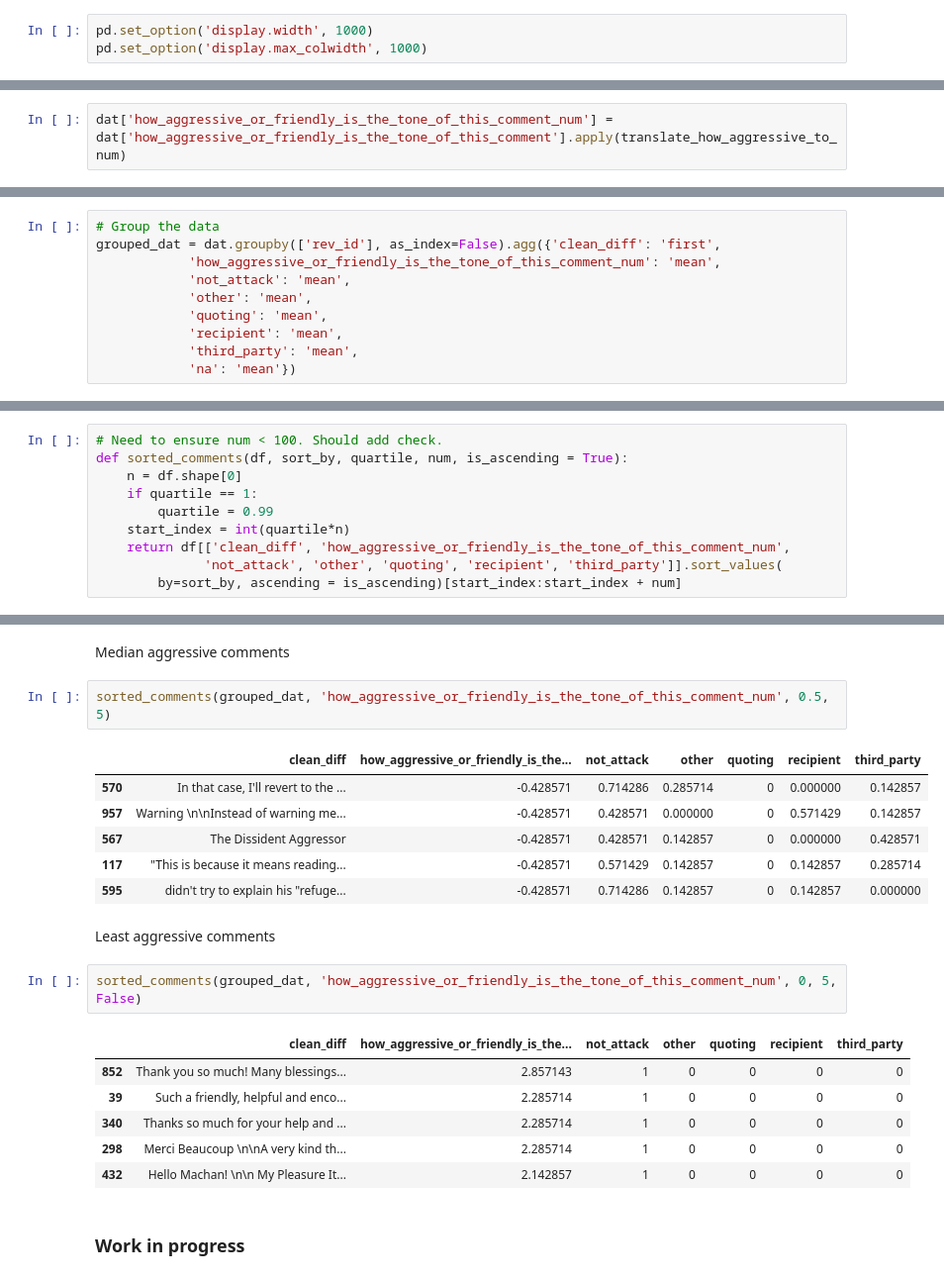
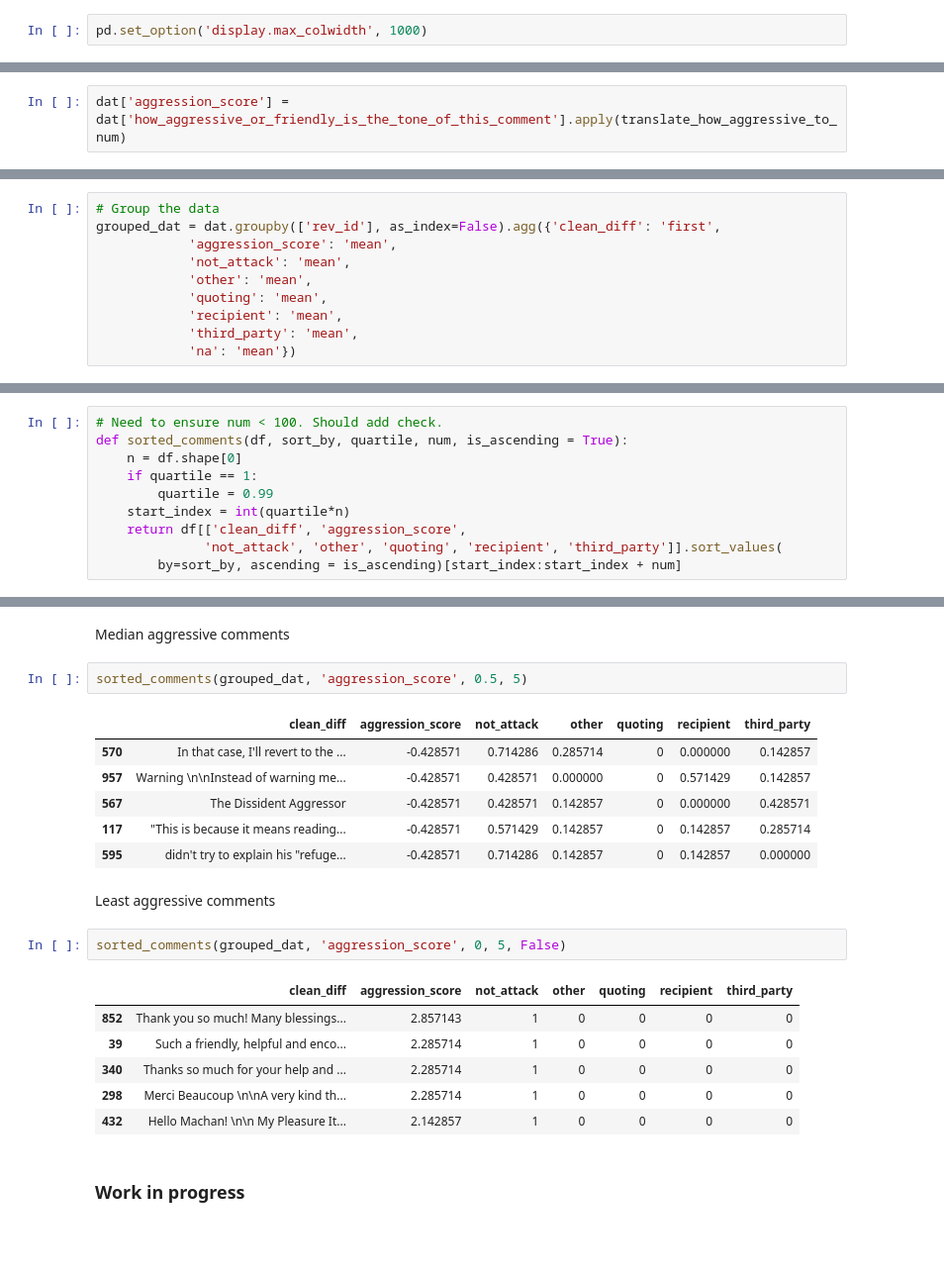
Before and after one commit to ewulczyn/wiki-detox, a Jupyter notebook: crowdflower_analysis/src/Crowdflower Analysis (Experiment v. 2).ipynb, the cells around one changed output, grey strips where cells are left out. Shown: that part at 99% size. Cells and saved outputs as stored; diff of their text form; blank space fills up the shorter version.

```diff
--- a/crowdflower_analysis/src/Crowdflower Analysis (Experiment v. 2).ipynb
+++ b/crowdflower_analysis/src/Crowdflower Analysis (Experiment v. 2).ipynb
@@ -11,7 +11,6 @@ import pandas as pd
 import numpy as np
 import matplotlib.pyplot as plt
 # %%
-pd.set_option('display.width', 1000)
 pd.set_option('display.max_colwidth', 1000)
 # %%
 # Download data from google drive (Respect Eng / Wiki Collab): wikipdia data/v2_annotated
@@ -38,7 +37,7 @@ def translate_how_aggressive_to_num(score):
     else:
         return np.nan
 # %%
-dat['how_aggressive_or_friendly_is_the_tone_of_this_comment_num'] = dat['how_aggressive_or_friendly_is_the_tone_of_this_comment'].apply(translate_how_aggressive_to_num)
+dat['aggression_score'] = dat['how_aggressive_or_friendly_is_the_tone_of_this_comment'].apply(translate_how_aggressive_to_num)
 # %%
 def create_column_of_counts(df, col):
     return df.apply(lambda x: col in str(x))
@@ -50,7 +49,7 @@ for col in columns:
 # %%
 # Group the data
 grouped_dat = dat.groupby(['rev_id'], as_index=False).agg({'clean_diff': 'first',
-            'how_aggressive_or_friendly_is_the_tone_of_this_comment_num': 'mean',
+            'aggression_score': 'mean',
             'not_attack': 'mean',
             'other': 'mean',
             'quoting': 'mean',
@@ -102,7 +101,7 @@ def sorted_comments(df, sort_by, quartile, num, is_ascending = True):
     if quartile == 1:
         quartile = 0.99
     start_index = int(quartile*n)
-    return df[['clean_diff', 'how_aggressive_or_friendly_is_the_tone_of_this_comment_num',
+    return df[['clean_diff', 'aggression_score',
               'not_attack', 'other', 'quoting', 'recipient', 'third_party']].sort_values(
         by=sort_by, ascending = is_ascending)[start_index:start_index + num]
 # %% [markdown]
@@ -119,9 +118,9 @@ sorted_comments(grouped_dat, 'how_aggressive_or_friendly_is_the_tone_of_this_com
 # %% [markdown]
 Median aggressive comments
 # %%
-sorted_comments(grouped_dat, 'how_aggressive_or_friendly_is_the_tone_of_this_comment_num', 0.5, 5)
+sorted_comments(grouped_dat, 'aggression_score', 0.5, 5)
 # %% [output]
-|  | clean_diff | how_aggressive_or_friendly_is_the... | not_attack | other | quoting | recipient | third_party |
+|  | clean_diff | aggression_score | not_attack | other | quoting | recipient | third_party |
 | 570 | In that case, I'll revert to the ... | -0.428571 | 0.714286 | 0.285714 | 0 | 0.000000 | 0.142857 |
 | 957 | Warning \n\nInstead of warning me... | -0.428571 | 0.428571 | 0.000000 | 0 | 0.571429 | 0.142857 |
 | 567 | The Dissident Aggressor | -0.428571 | 0.428571 | 0.142857 | 0 | 0.000000 | 0.428571 |
@@ -130,9 +129,9 @@ sorted_comments(grouped_dat, 'how_aggressive_or_friendly_is_the_tone_of_this_com
 # %% [markdown]
 Least aggressive comments
 # %%
-sorted_comments(grouped_dat, 'how_aggressive_or_friendly_is_the_tone_of_this_comment_num', 0, 5, False)
+sorted_comments(grouped_dat, 'aggression_score', 0, 5, False)
 # %% [output]
-|  | clean_diff | how_aggressive_or_friendly_is_the... | not_attack | other | quoting | recipient | third_party |
+|  | clean_diff | aggression_score | not_attack | other | quoting | recipient | third_party |
 | 852 | Thank you so much! Many blessings... | 2.857143 | 1 | 0 | 0 | 0 | 0 |
 | 39 | Such a friendly, helpful and enco... | 2.285714 | 1 | 0 | 0 | 0 | 0 |
 | 340 | Thanks so much for your help and ... | 2.285714 | 1 | 0 | 0 | 0 | 0 |
```
Also changed, not shown: parts of 7 cells of this notebook.
